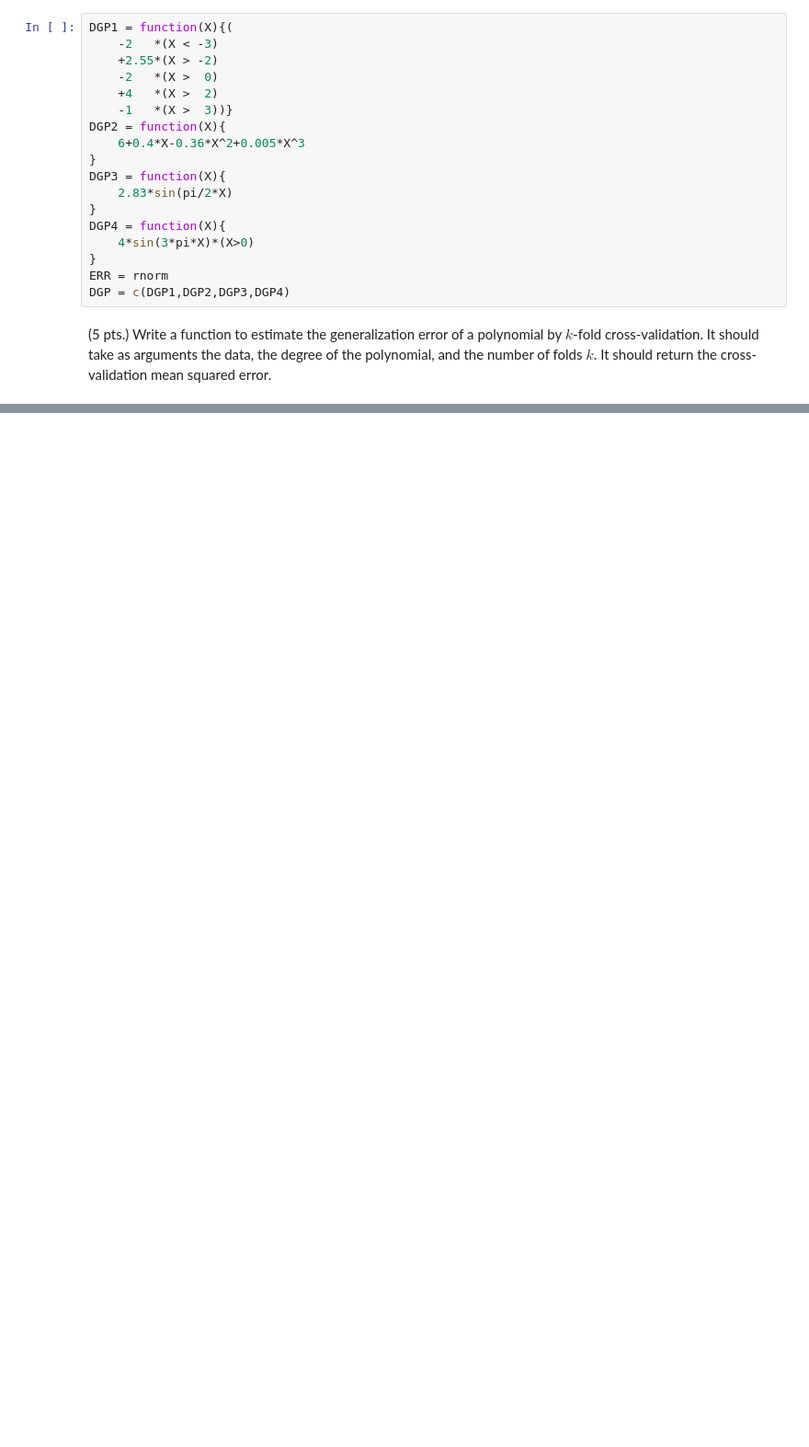
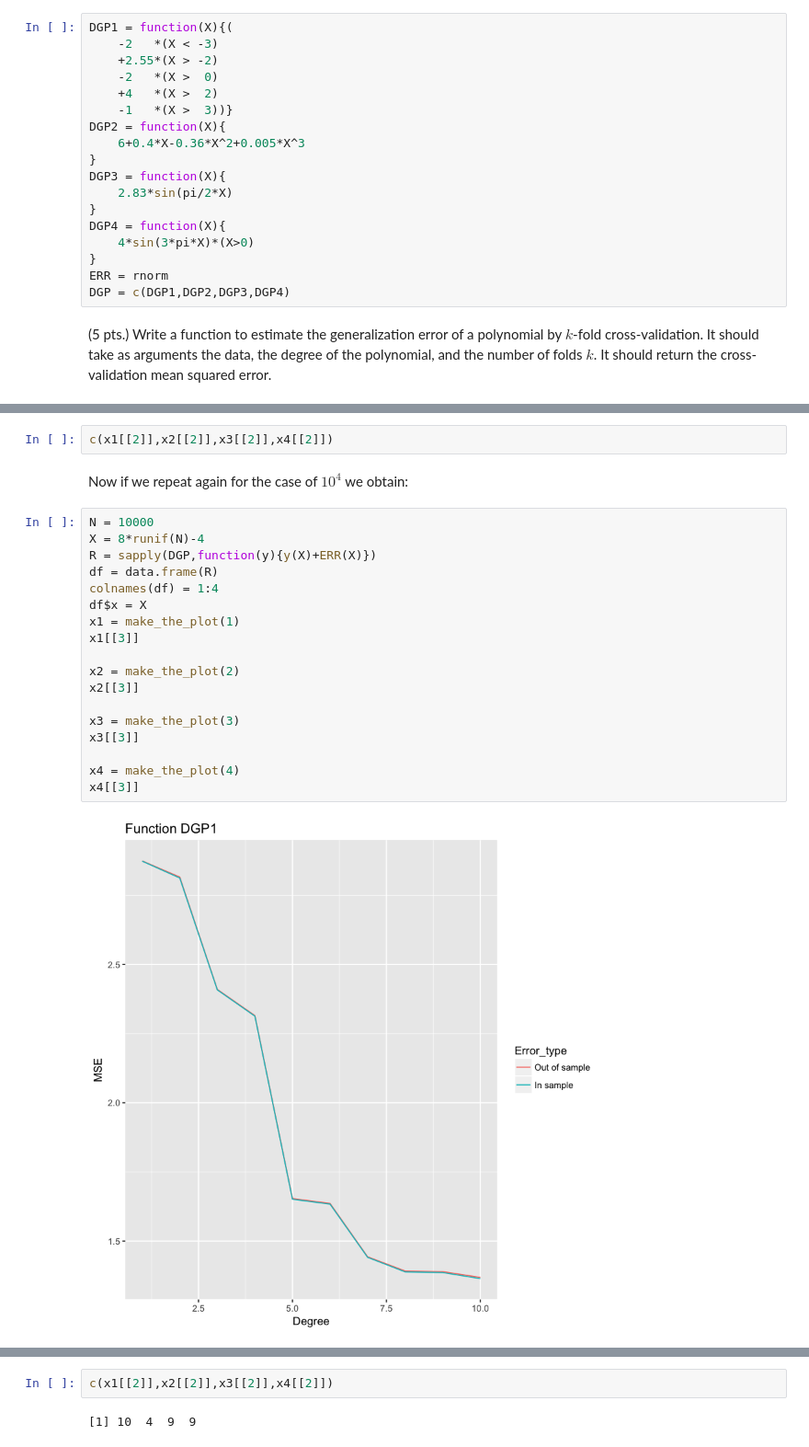
Before and after one commit to jaumededios/UCLA-S201B, a Jupyter notebook: 3/Pset3.ipynb, the cells around one changed output, grey strips where cells are left out. Shown at 92% size. Drawn from its saved outputs; the diff is of its cells as text; blank space fills up the shorter version.

```diff
--- a/3/Pset3.ipynb
+++ b/3/Pset3.ipynb
@@ -517,0 +711,24 @@ genError = function(df,deg,k){
+# %%
+c(x1[[2]],x2[[2]],x3[[2]],x4[[2]])
+# %% [markdown]
+Now if we repeat again for the case of $10^4$ we obtain:
+# %%
+N = 10000
+X = 8*runif(N)-4
+R = sapply(DGP,function(y){y(X)+ERR(X)})
+df = data.frame(R)
+colnames(df) = 1:4
+df$x = X
+x1 = make_the_plot(1)
+x1[[3]]
+
+x2 = make_the_plot(2)
+x2[[3]]
+
+x3 = make_the_plot(3)
+x3[[3]]
+
+x4 = make_the_plot(4)
+x4[[3]]
+# %% [output]
+[figure, added]
@@ -517,0 +738,4 @@ genError = function(df,deg,k){
+# %%
+c(x1[[2]],x2[[2]],x3[[2]],x4[[2]])
+# %% [output]
+[1] 10  4  9  9
```
Also changed, not shown: parts of 37 cells of this notebook, 18 other files.
